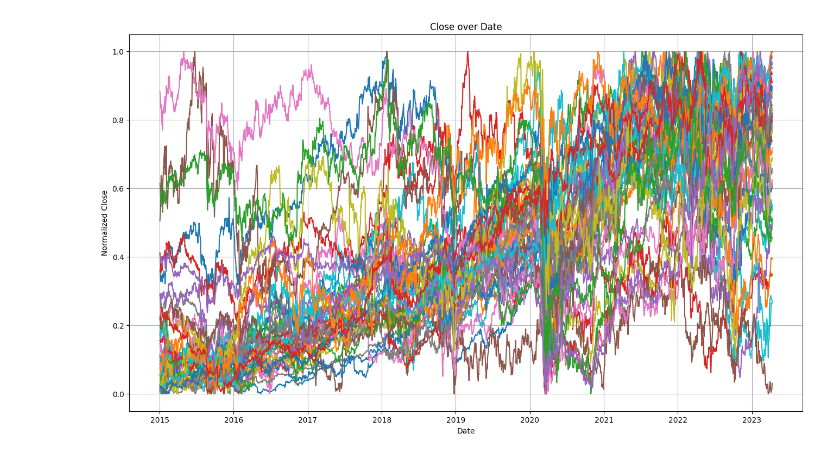
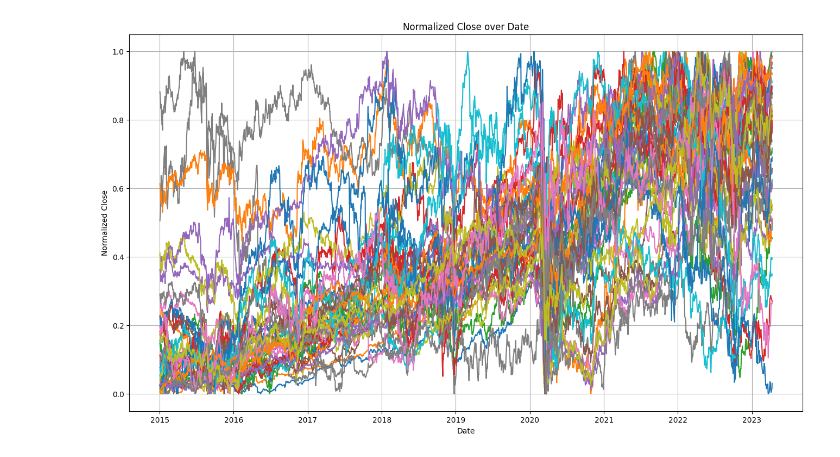
Before and after one commit to smci1000/Colab, a Jupyter notebook: GrabStockData.ipynb, the cells around one changed output. Saved outputs shown, nothing was run; the diff lists cells and outputs as text; code cells hidden in the pictures.

```diff
--- a/GrabStockData.ipynb
+++ b/GrabStockData.ipynb
@@ -16,7 +16,6 @@ import torch.nn as nn
 import torch.optim as optim
 from tqdm import tqdm
 import yfinance as yf
-
 
 def fetch_historical_stock_data(ticker, start_date, end_date):
     stock = yf.Ticker(ticker)
@@ -87,59 +86,53 @@ AT&T Inc. (T)
 T-Mobile US, Inc. (TMUS)
 CenturyLink, Inc. (CTL)
 Frontier Communications Corporation (FTR)
 Utilities:
 
 NextEra Energy, Inc. (NEE)
 Duke Energy Corporation (DUK)
 Dominion Energy, Inc. (D)
 Southern Company (SO)
 Exelon Corporation (EXC)
 '''
 
-def scrape_all_tickers():
+def do_fetch():
+  raw_data = {}
   pattern = r'\((\w+)\)'
   words = re.findall(pattern, top_sector_symbols)
-  data = {}
   for ticker in words:
-    data[ticker] = fetch_historical_stock_data(ticker, start_date, end_date)
+    raw_data[ticker] = fetch_historical_stock_data(ticker, start_date, end_date)
+  return raw_data
 
-  # TODO Going to need many more columns. 'AAPL normalized_close', 'MSFT normalized_close', 'AAPL Volume'...
-  # TODO Going to need many more columns. 'AAPL normalized_close', 'MSFT normalized_close', 'AAPL Volume'...
-  # TODO Going to need many more columns. 'AAPL normalized_close', 'MSFT normalized_close', 'AAPL Volume'...
-  # TODO Going to need many more columns. 'AAPL normalized_close', 'MSFT normalized_close', 'AAPL Volume'...
+def parse_tickers_and_save():
+  df = raw_data['AAPL']
+  for k, v in raw_data.items():
+    # Normalize the 'Close' values per k (symbol) and store in df
+    key = '%snc' % k
+    df[key] = v['Close'].transform(lambda x: (x - x.min()) / (x.max() - x.min()))
 
-  df = pd.DataFrame()
-  for k, v in data.items():
-    v['Symbol'] = k
-    df = pd.concat([ df, v ], ignore_index=False)
-
-  # Normalize the 'Close' values per unique 'Symbol' value
-  df['normalized_close'] = df.groupby('Symbol')['Close'].transform(lambda x: (x - x.min()) / (x.max() - x.min()))
-
-  # Cleaning and sorting
-  df = df.drop(['Open', 'High', 'Low', 'Dividends', 'Stock Splits', 'Adj Close'], axis=1)
-  df = df.sort_values(by='Date')
+  # Cleaning
+  df = df.drop(['Close', 'Volume', 'Open', 'High', 'Low', 'Dividends', 'Stock Splits'], axis=1)
   pickle.dump(df, open("save.p", "wb"))
 
-if False:
-  start_date = "2015-01-01"
-  end_date = "2023-04-12"
-  scrape_all_tickers()
+start_date = "2015-01-01"
+end_date = "2023-04-12"
+#raw_data = do_fetch()
+#parse_tickers_and_save()
 
 data = pickle.load(open('save.p', 'rb'))
 
 if True:
   # Plot the 'Close' values over the 'Date' column
   plt.figure(figsize=(16, 9))
-  for k, v in data.groupby('Symbol'):
-    plt.plot(v.index, v['normalized_close'])
+  for c in data.columns:
+    plt.plot(data.index, data[c])
   plt.xlabel('Date')
   plt.ylabel('Normalized Close')
-  plt.title('Close over Date')
+  plt.title('Normalized Close over Date')
   plt.grid(True)
   plt.show()
 # %% [output]
-[figure, old version]
+[figure, new version]
 # %%
 df = pickle.load(open('save.p', 'rb'))
 
```
Also changed, not shown: parts of 1 cell of this notebook.
